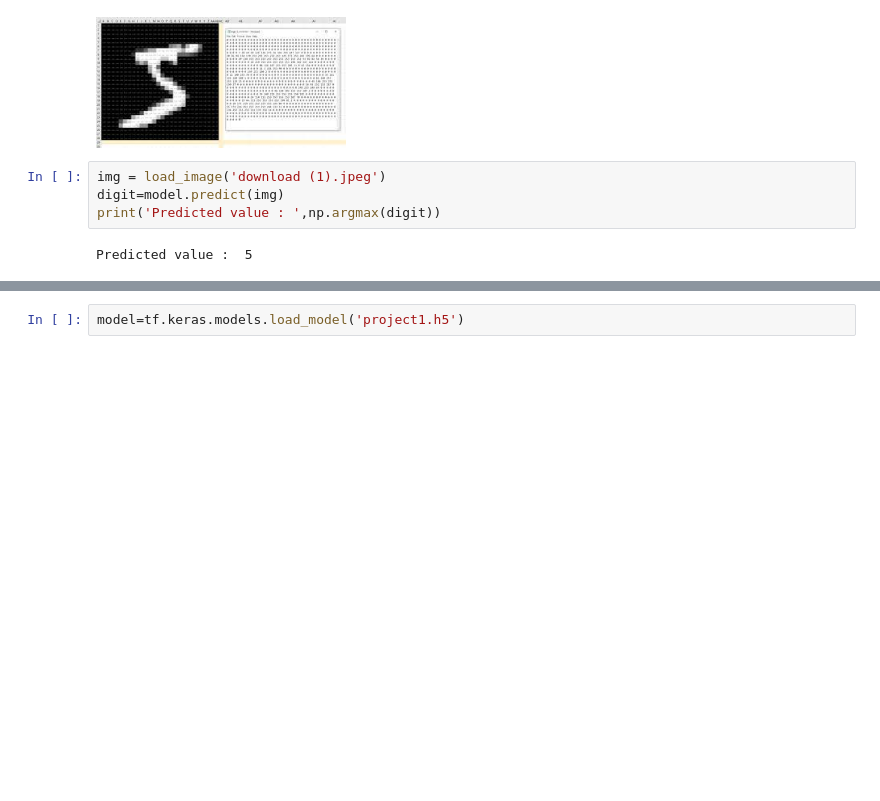
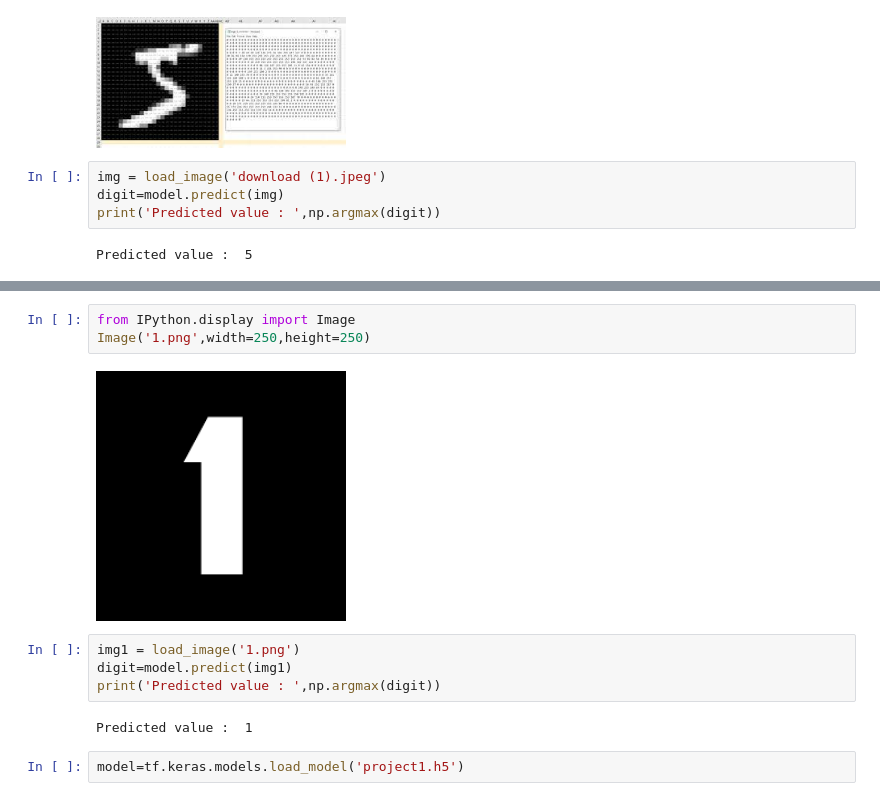
Before and after one commit to goransh02/Meta-Learning-SOC-2021-IITB, a Jupyter notebook: Assignment3/Assignment3.ipynb, the cells around one changed output, grey strips where cells are left out. Saved outputs shown, nothing was run; the diff lists cells and outputs as text; blank space fills up the shorter version.

```diff
--- a/Assignment3/Assignment3Soc.ipynb
+++ b/Assignment3/Assignment3.ipynb
@@ -195,2 +197,13 @@ Predicted value :  5
+# %%
+from IPython.display import Image
+Image('1.png',width=250,height=250)
+# %% [output]
+[figure, added]
+# %%
+img1 = load_image('1.png')
+digit=model.predict(img1)
+print('Predicted value : ',np.argmax(digit))
+# %% [output]
+Predicted value :  1
 # %%
 model=tf.keras.models.load_model('project1.h5')
```
Also changed, not shown: parts of 5 cells of this notebook, 2 other files.
